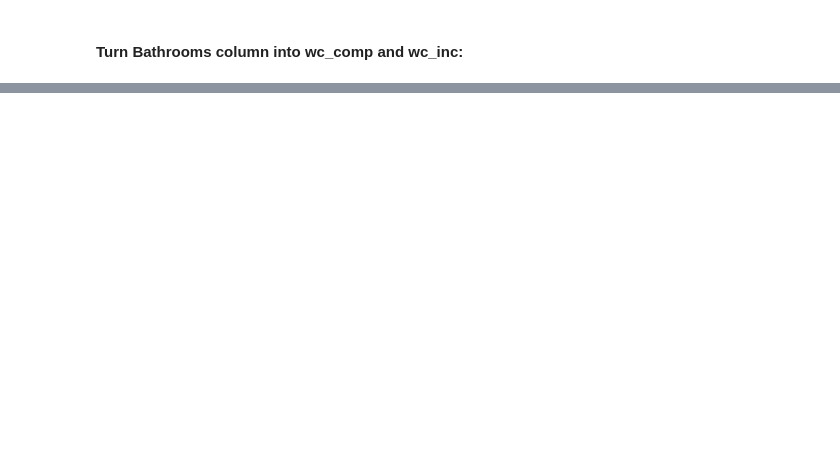
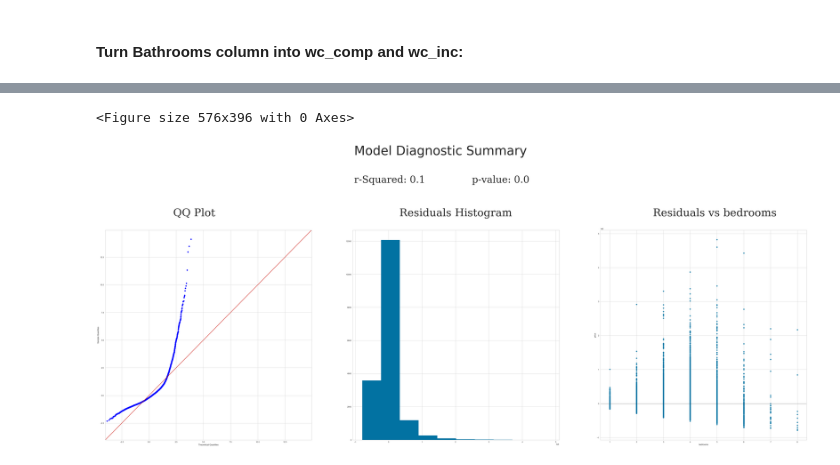
Before and after one commit to DataDoggo215/dsc-phase2-project, a Jupyter notebook: Master.ipynb, the cells around one changed output, grey strips where cells are left out. Saved outputs shown, nothing was run; the diff lists cells and outputs as text; code cells hidden in the pictures; blank space fills up the shorter version.

```diff
--- a/Master.ipynb
+++ b/Master.ipynb
@@ -333,0 +606,7 @@ visualizer.show()
+# %%
+f = 'price~bedrooms'
+bedrooms_model = smf.ols(formula=f, data=df).fit()
+model_diagnostic(bedrooms_model, df['bedrooms'], 'bedrooms', df['price'])
+# %% [output]
+<Figure size 576x396 with 0 Axes>
+[figure, added]
```
Also changed, not shown: parts of 92 cells of this notebook.
